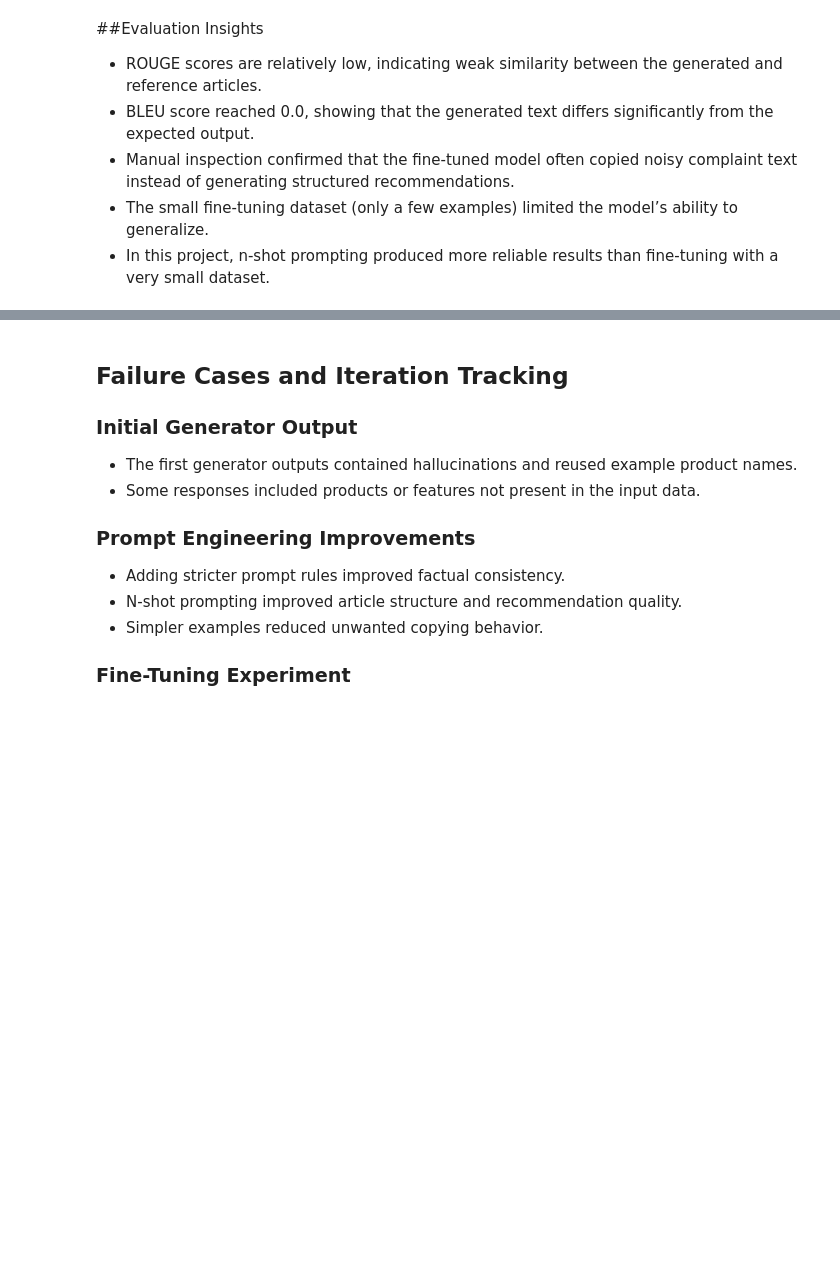
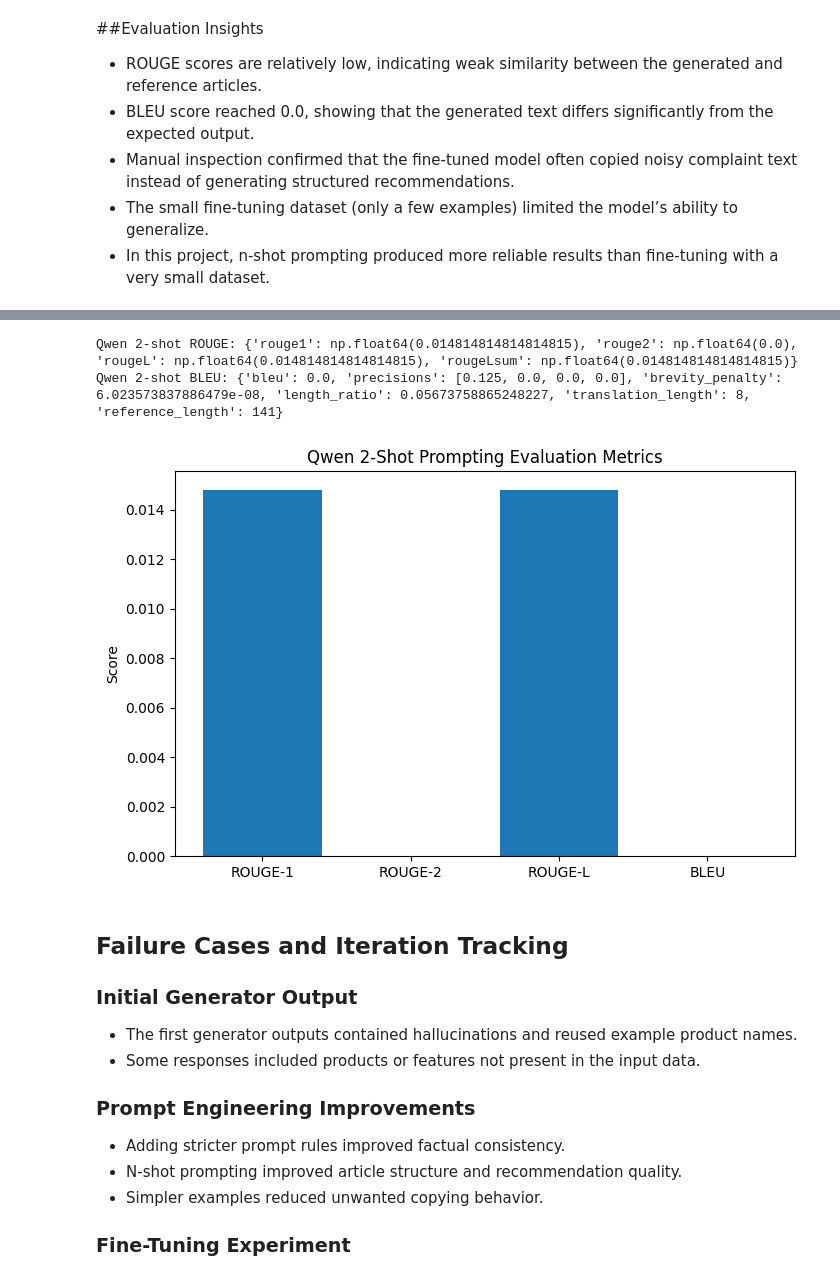
Before and after one commit to DimiGretsistas/Automated-Customers-Reviews-Project, a Jupyter notebook: notebooks/04_summarization.ipynb, the cells around one changed output, grey strips where cells are left out. Saved outputs shown, nothing was run; the diff lists cells and outputs as text; code cells hidden in the pictures; blank space fills up the shorter version.

```diff
--- a/notebooks/04_summarization.ipynb
+++ b/notebooks/04_summarization.ipynb
@@ -909,3 +915,49 @@ plt.show()
+# %%
+# evaluate Qwen 2-shot output manually stored as prediction
+qwen_prediction = """PASTE YOUR 2-SHOT GENERATED ARTICLE HERE"""
+
+# use the same reference article
+reference_text = fine_tune_df["target_text"].iloc[0]
+
+qwen_rouge_results = rouge.compute(
+    predictions=[qwen_prediction],
+    references=[reference_text]
+)
+
+qwen_bleu_results = bleu.compute(
+    predictions=[qwen_prediction],
+    references=[[reference_text]]
+)
+
+print("Qwen 2-shot ROUGE:", qwen_rouge_results)
+print("Qwen 2-shot BLEU:", qwen_bleu_results)
+
+import matplotlib.pyplot as plt
+
+# metric values
+metric_names = ["ROUGE-1", "ROUGE-2", "ROUGE-L", "BLEU"]
+
+metric_values = [
+    qwen_rouge_results["rouge1"],
+    qwen_rouge_results["rouge2"],
+    qwen_rouge_results["rougeL"],
+    qwen_bleu_results["bleu"]
+]
+
+# create chart
+plt.figure(figsize=(8, 5))
+
+plt.bar(metric_names, metric_values)
+
+plt.title("Qwen 2-Shot Prompting Evaluation Metrics")
+
+plt.ylabel("Score")
+
+plt.show()
+# %% [output]
+Qwen 2-shot ROUGE: {'rouge1': np.float64(0.014814814814814815), 'rouge2': np.float64(0.0), 'rougeL': np.float64(0.014814814814814815), 'rougeLsum': np.float64(0.014814814814814815)}
+Qwen 2-shot BLEU: {'bleu': 0.0, 'precisions': [0.125, 0.0, 0.0, 0.0], 'brevity_penalty': 6.023573837886479e-08, 'length_ratio': 0.05673758865248227, 'translation_length': 8, 'reference_length': 141}
+[figure, added]
 # %% [markdown]
 ## Failure Cases and Iteration Tracking
 
```
Also changed, not shown: parts of 3 cells of this notebook.
